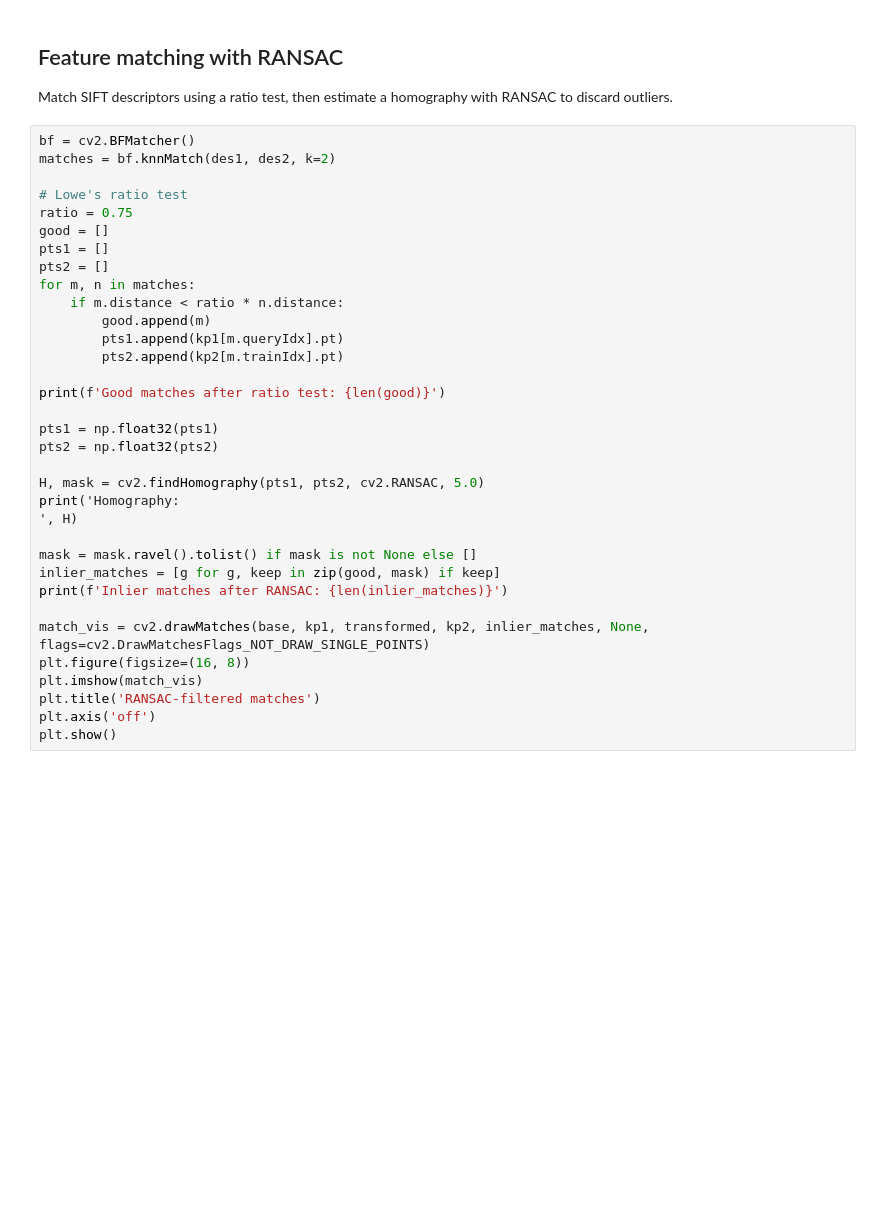
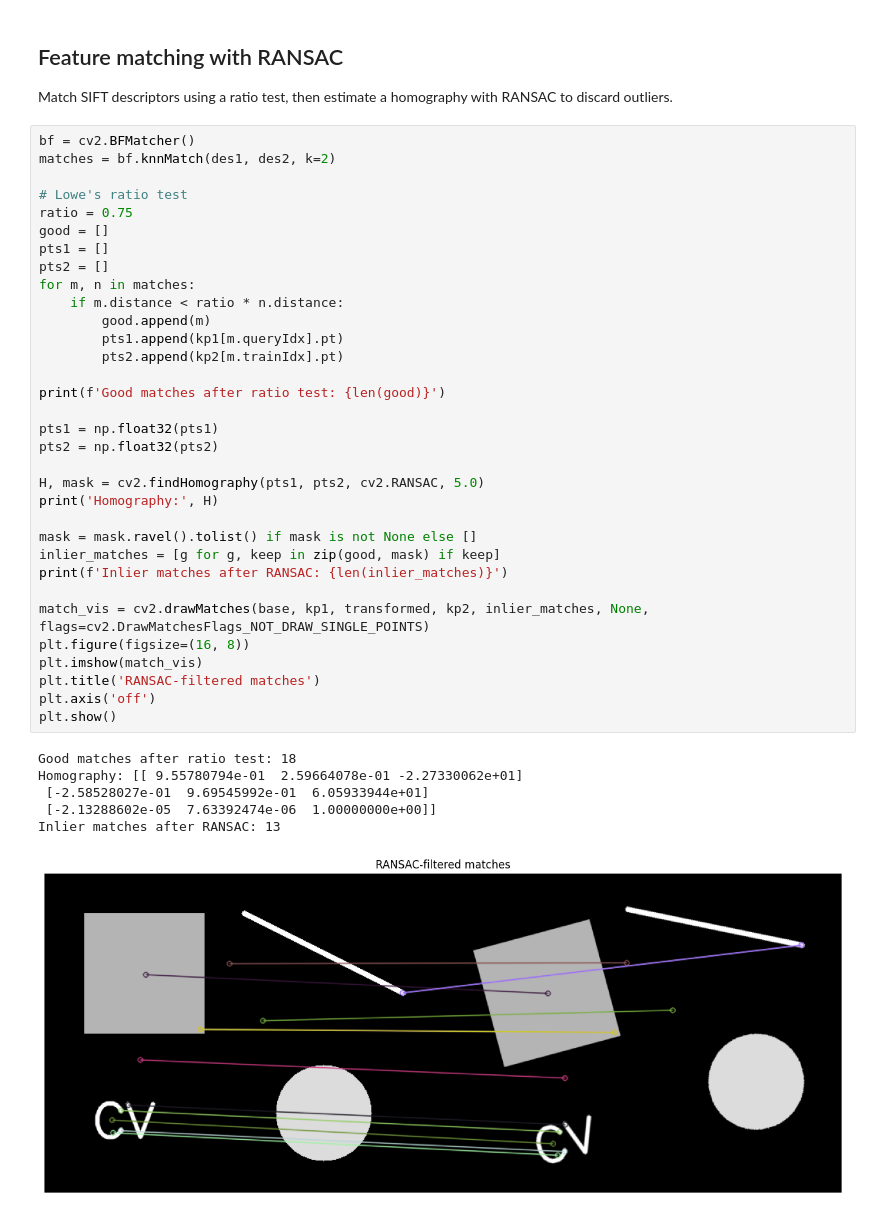
Before and after one commit to AliRje82/ComputerVisionFall404, a Jupyter notebook: CV_S7_localFeatures.ipynb, the cells around one changed output. Cells and saved outputs as stored; diff of their text form; blank space fills up the shorter version.

```diff
--- a/CV_S7_localFeatures.ipynb
+++ b/CV_S7_localFeatures.ipynb
@@ -98,32 +108,38 @@ bf = cv2.BFMatcher()
 matches = bf.knnMatch(des1, des2, k=2)
 
 # Lowe's ratio test
 ratio = 0.75
 good = []
 pts1 = []
 pts2 = []
 for m, n in matches:
     if m.distance < ratio * n.distance:
         good.append(m)
         pts1.append(kp1[m.queryIdx].pt)
         pts2.append(kp2[m.trainIdx].pt)
 
 print(f'Good matches after ratio test: {len(good)}')
 
 pts1 = np.float32(pts1)
 pts2 = np.float32(pts2)
 
 H, mask = cv2.findHomography(pts1, pts2, cv2.RANSAC, 5.0)
-print('Homography:
-', H)
+print('Homography:', H)
 
 mask = mask.ravel().tolist() if mask is not None else []
 inlier_matches = [g for g, keep in zip(good, mask) if keep]
 print(f'Inlier matches after RANSAC: {len(inlier_matches)}')
 
 match_vis = cv2.drawMatches(base, kp1, transformed, kp2, inlier_matches, None, flags=cv2.DrawMatchesFlags_NOT_DRAW_SINGLE_POINTS)
 plt.figure(figsize=(16, 8))
 plt.imshow(match_vis)
 plt.title('RANSAC-filtered matches')
 plt.axis('off')
 plt.show()
+# %% [output]
+Good matches after ratio test: 18
+Homography: [[ 9.55780794e-01  2.59664078e-01 -2.27330062e+01]
+ [-2.58528027e-01  9.69545992e-01  6.05933944e+01]
+ [-2.13288602e-05  7.63392474e-06  1.00000000e+00]]
+Inlier matches after RANSAC: 13
+[figure, added]
```
Also changed, not shown: parts of 3 cells of this notebook, 1 other file.
